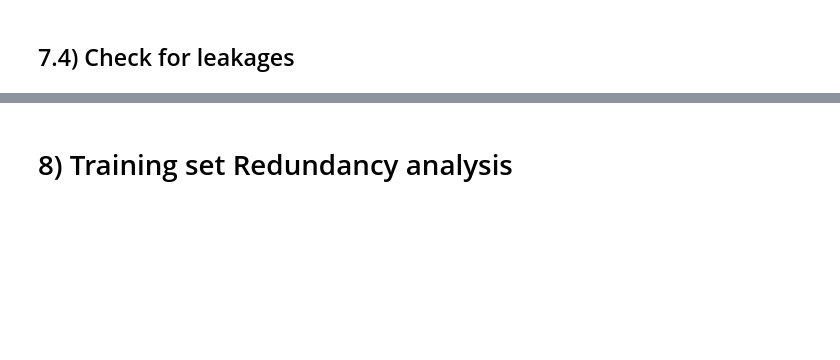
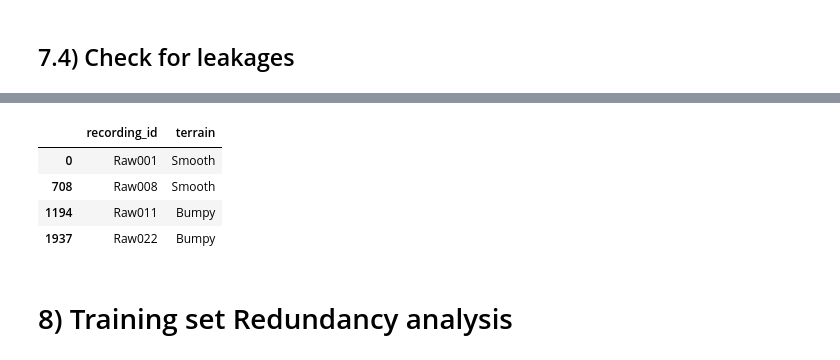
Before and after one commit to thesuacar/road-checker, a Jupyter notebook: notebook.ipynb, the cells around one changed output, grey strips where cells are left out. Cells and saved outputs as stored; diff of their text form; code cells hidden in the pictures; blank space fills up the shorter version.

```diff
--- a/notebook.ipynb
+++ b/notebook.ipynb
@@ -1942,66 +1525,42 @@ for recording in test_recordings:
 # Split Integrity Checks
 # ------------------------------------------------------------
 
-train_groups = set(
-    groups_train.unique()
-)
+train_groups = set(groups_train.unique())
+test_groups = set(groups_test.unique())
 
-test_groups = set(
-    groups_test.unique()
-)
+# Crucial check: Ensure absolute zero data leakage.
+# No parent recording/session is allowed to exist in both the training and testing sets.
+assert train_groups.isdisjoint(test_groups), "Data Leakage Alert: Train and Test groups overlap!"
 
-
-# No parent recording may exist on both sides
-assert train_groups.isdisjoint(
-    test_groups
-)
-
-# Both classes must exist in train and test
+# Ensure both Smooth (0) and Bumpy (1) classes are represented in both splits
 assert y_train.nunique() == 2
 assert y_test.nunique() == 2
 
-# No missing / infinite features
+# Verify that the feature matrices are perfectly clean before feeding them to ML algorithms
 assert X_train_full.notna().all().all()
 assert X_test_full.notna().all().all()
 
-assert np.isfinite(
-    X_train_full.to_numpy()
-).all()
+assert np.isfinite(X_train_full.to_numpy()).all()
+assert np.isfinite(X_test_full.to_numpy()).all()
 
-assert np.isfinite(
-    X_test_full.to_numpy()
-).all()
-
-
+# Print out summaries to manually verify class balance and dataset distributions
 print("\nTraining terrain distribution:")
-print(
-    y_train.value_counts()
-)
+print(y_train.value_counts())
 
 print("\nTesting terrain distribution:")
-print(
-    y_test.value_counts()
-)
+print(y_test.value_counts())
 
 print("\nTraining groups:")
-print(
-    sorted(train_groups)
-)
+print(sorted(train_groups))
 
 print("\nTesting groups:")
-print(
-    sorted(test_groups)
-)
+print(sorted(test_groups))
 
-# make sure the test recordings are properly validated
-
+# Ensure the test recordings are correctly mapped to their original terrain labels
 print("\nTest recording composition:")
-
 display(
-    features_df.loc[
-        test_mask,
-        ['recording_id', 'terrain']
-    ]
+    features_df.loc[test_mask, ['recording_id', 'terrain']]
     .drop_duplicates()
     .sort_values('recording_id')
 )
+# %% [output]
@@ -2007,0 +1586,5 @@ display(
+|  | recording_id | terrain |
+| 0 | Raw001 | Smooth |
+| 708 | Raw008 | Smooth |
+| 1194 | Raw011 | Bumpy |
+| 1937 | Raw022 | Bumpy |
```
Also changed, not shown: parts of 17 cells of this notebook.
